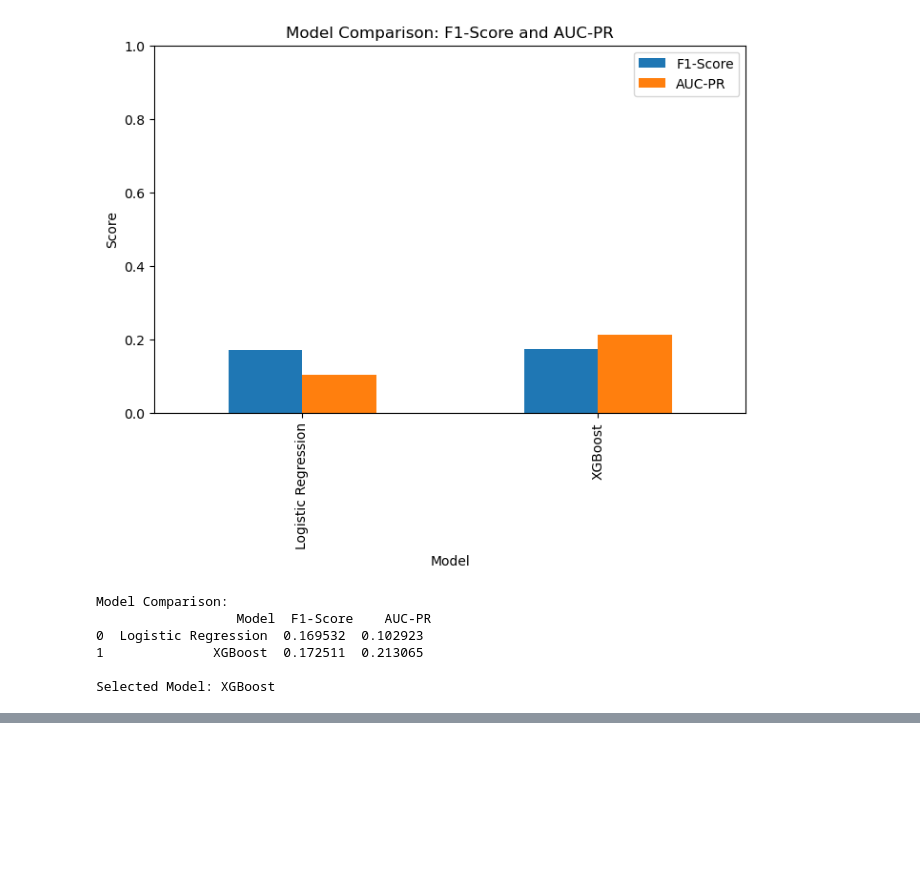
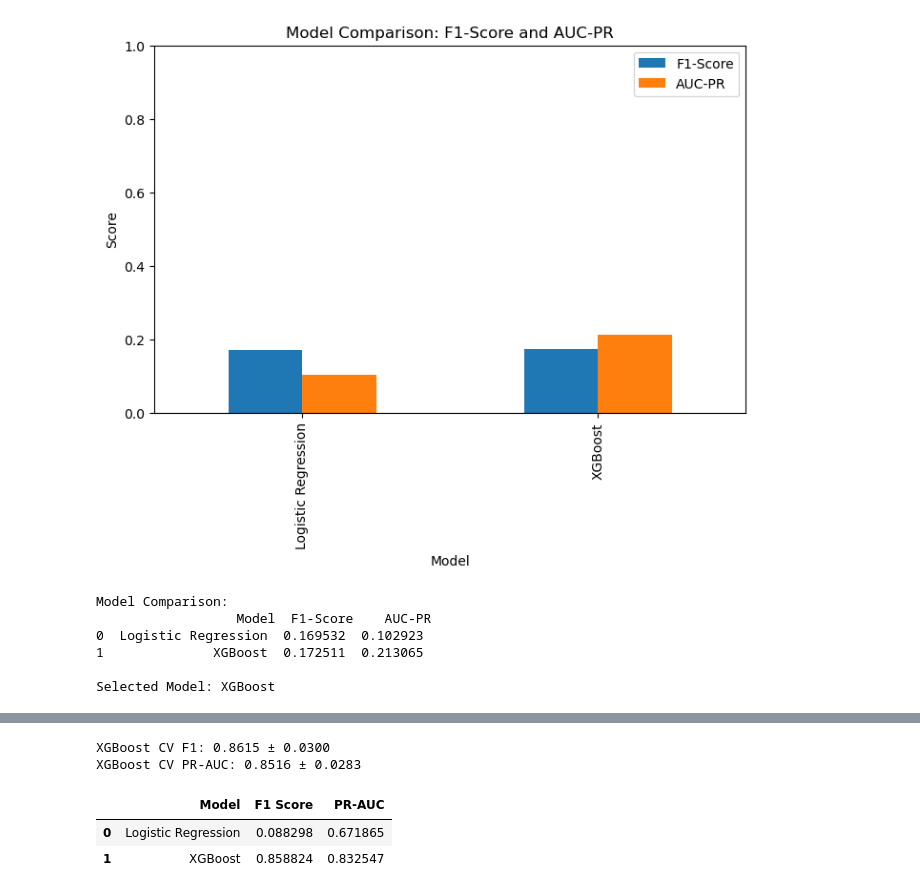
Before and after one commit to Ebenezer777/Fraud-Detection, a Jupyter notebook: notebooks/modeling.ipynb, the cells around one changed output, grey strips where cells are left out. Drawn from its saved outputs; the diff is of its cells as text; code cells hidden in the pictures; blank space fills up the shorter version.

Commit message:
Finalized

```diff
--- a/notebooks/modeling.ipynb
+++ b/notebooks/modeling.ipynb
@@ -301,0 +339,20 @@ Selected Model: XGBoost
+# %%
+from sklearn.linear_model import LogisticRegression
+from sklearn.metrics import f1_score, average_precision_score
+
+lr = LogisticRegression(
+    max_iter=1000,
+    class_weight="balanced",
+    random_state=42
+)
+
+lr.fit(X_train_cc, y_train_cc)
+
+y_pred_lr = lr.predict(X_test_cc)
+y_prob_lr = lr.predict_proba(X_test_cc)[:, 1]
+
+f1_lr = f1_score(y_test_cc, y_pred_lr)
+pr_auc_lr = average_precision_score(y_test_cc, y_prob_lr)
+
+print("Logistic Regression F1:", f1_lr)
+print("Logistic Regression PR-AUC:", pr_auc_lr)
@@ -301,0 +408,60 @@ Selected Model: XGBoost
+# %%
+import numpy as np
+from sklearn.model_selection import StratifiedKFold
+from sklearn.metrics import f1_score, average_precision_score
+from xgboost import XGBClassifier
+
+skf = StratifiedKFold(n_splits=5, shuffle=True, random_state=42)
+
+f1_scores = []
+pr_auc_scores = []
+
+for train_idx, val_idx in skf.split(X_train_cc, y_train_cc):
+    X_tr, X_val = X_train_cc.iloc[train_idx], X_train_cc.iloc[val_idx]
+    y_tr, y_val = y_train_cc.iloc[train_idx], y_train_cc.iloc[val_idx]
+
+    xgb = XGBClassifier(
+        n_estimators=200,
+        max_depth=5,
+        learning_rate=0.1,
+        subsample=0.8,
+        colsample_bytree=0.8,
+        eval_metric="logloss",
+        random_state=42,
+        n_jobs=-1
+    )
+
+    xgb.fit(X_tr, y_tr)
+
+    y_val_pred = xgb.predict(X_val)
+    y_val_prob = xgb.predict_proba(X_val)[:, 1]
+
+    f1_scores.append(f1_score(y_val, y_val_pred))
+    pr_auc_scores.append(average_precision_score(y_val, y_val_prob))
+
+print("XGBoost CV F1: {:.4f} ± {:.4f}".format(np.mean(f1_scores), np.std(f1_scores)))
+print("XGBoost CV PR-AUC: {:.4f} ± {:.4f}".format(np.mean(pr_auc_scores), np.std(pr_auc_scores)))
+# %% [output]
+XGBoost CV F1: 0.8615 ± 0.0300
+XGBoost CV PR-AUC: 0.8516 ± 0.0283
+# %%
+# Train final XGBoost on full training set
+xgb.fit(X_train_cc, y_train_cc)
+
+y_pred_xgb = xgb.predict(X_test_cc)
+y_prob_xgb = xgb.predict_proba(X_test_cc)[:, 1]
+
+f1_xgb = f1_score(y_test_cc, y_pred_xgb)
+pr_auc_xgb = average_precision_score(y_test_cc, y_prob_xgb)
+
+comparison = pd.DataFrame({
+    "Model": ["Logistic Regression", "XGBoost"],
+    "F1 Score": [f1_lr, f1_xgb],
+    "PR-AUC": [pr_auc_lr, pr_auc_xgb]
+})
+
+comparison
+# %% [output]
+|  | Model | F1 Score | PR-AUC |
+| 0 | Logistic Regression | 0.088298 | 0.671865 |
+| 1 | XGBoost | 0.858824 | 0.832547 |
```
Also changed, not shown: parts of 9 cells of this notebook.
